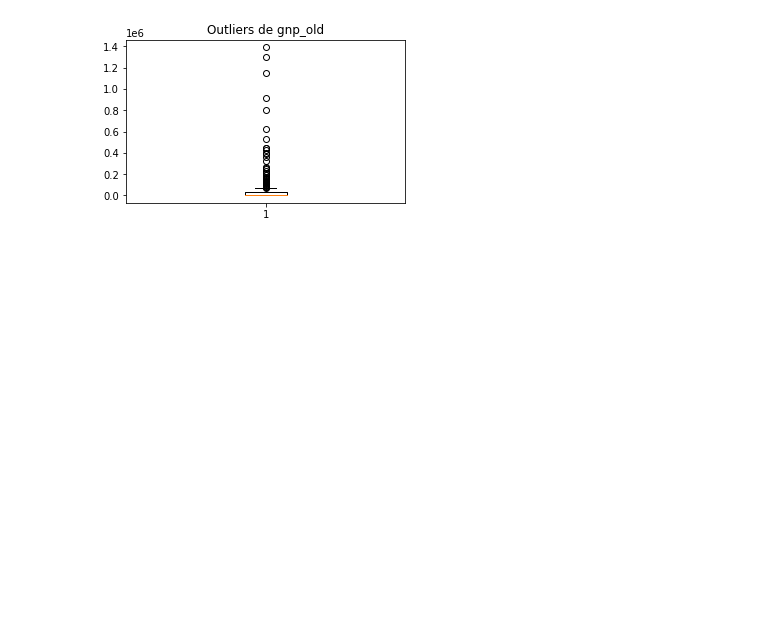
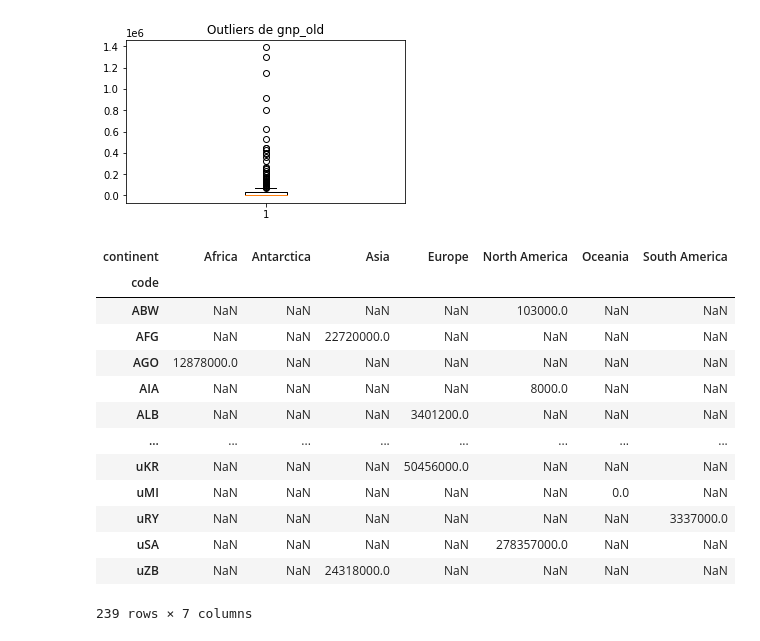
Before and after one commit to VictoriaTeCa/retouno, a Jupyter notebook: retofinal.ipynb, the cells around one changed output. Saved outputs shown, nothing was run; the diff lists cells and outputs as text; code cells hidden in the pictures; blank space fills up the shorter version.

```diff
--- a/retofinal.ipynb
+++ b/retofinal.ipynb
@@ -294,3 +294,22 @@ plt.title("Outliers de gnp_old")
 plt.show() #dibujamos el diagrama
 # %% [output]
 [figure]
+# %%
+#realizamos los cambios con la media.
+data1= data.pivot(index='code', columns='continent',  values='population')
+data1
+# %% [output]
+| continent | Africa | Antarctica | Asia | Europe | North America | Oceania | South America |
+| code |  |  |  |  |  |  |  |
+| ABW | NaN | NaN | NaN | NaN | 103000.0 | NaN | NaN |
+| AFG | NaN | NaN | 22720000.0 | NaN | NaN | NaN | NaN |
+| AGO | 12878000.0 | NaN | NaN | NaN | NaN | NaN | NaN |
+| AIA | NaN | NaN | NaN | NaN | 8000.0 | NaN | NaN |
+| ALB | NaN | NaN | NaN | 3401200.0 | NaN | NaN | NaN |
+| ... | ... | ... | ... | ... | ... | ... | ... |
+| uKR | NaN | NaN | NaN | 50456000.0 | NaN | NaN | NaN |
+| uMI | NaN | NaN | NaN | NaN | NaN | 0.0 | NaN |
+| uRY | NaN | NaN | NaN | NaN | NaN | NaN | 3337000.0 |
+| uSA | NaN | NaN | NaN | NaN | 278357000.0 | NaN | NaN |
+| uZB | NaN | NaN | 24318000.0 | NaN | NaN | NaN | NaN |
+239 rows × 7 columns
```
